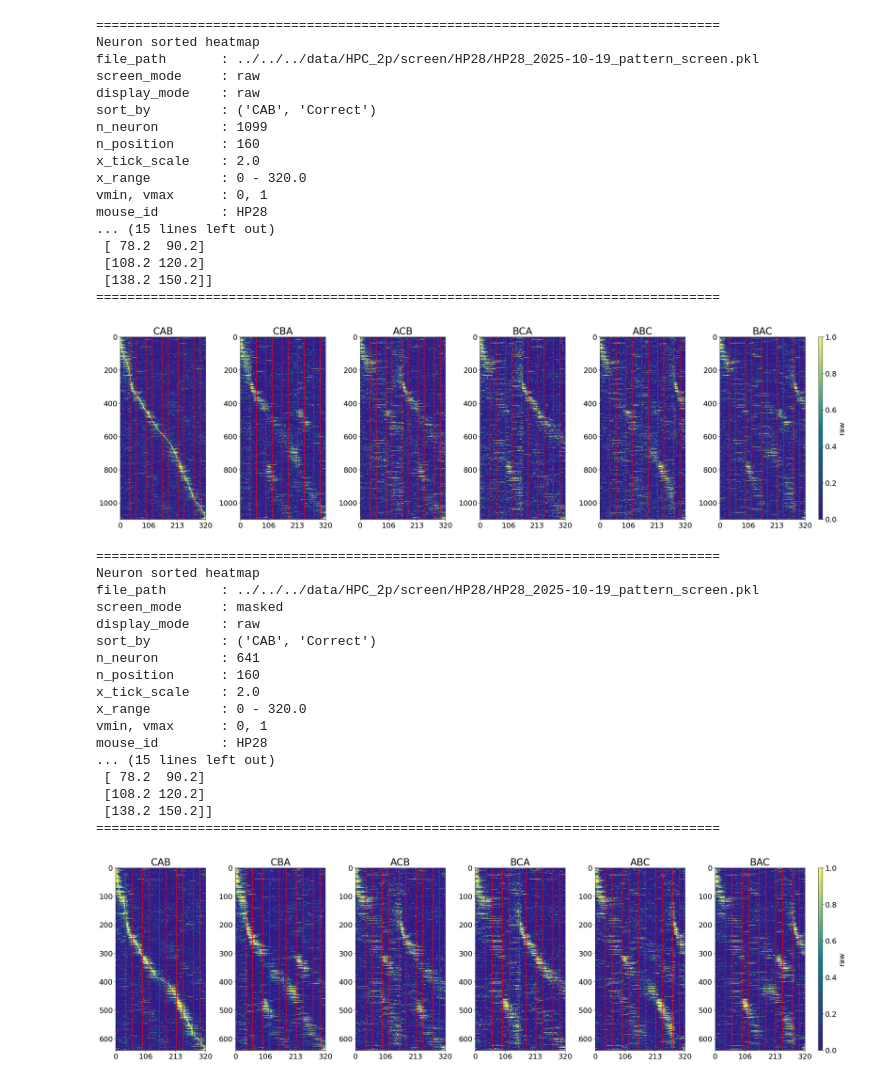
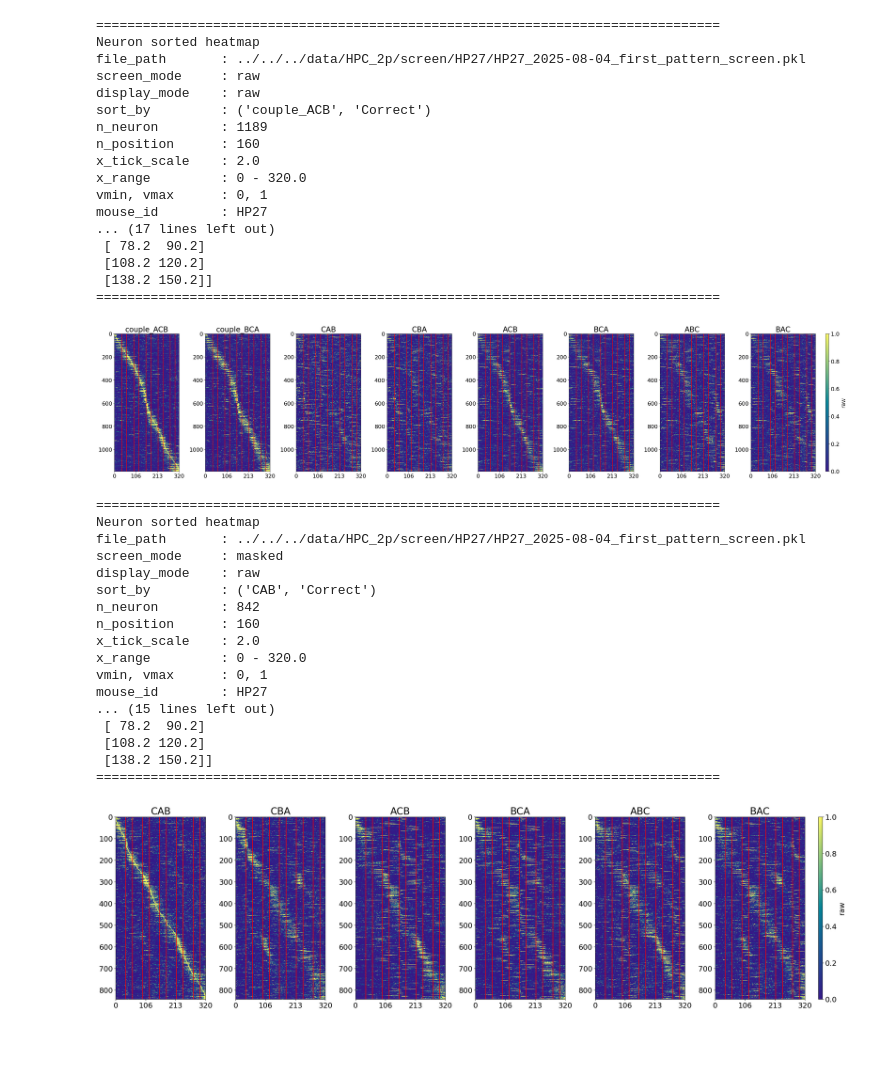
Before and after one commit to ymseq/ZhaoLab-analysis-python, a Jupyter notebook: src/HPC_2P_analysis/analysis/firing_sorting.ipynb, the cells around one changed output. Cells and saved outputs as stored; diff of their text form; code cells hidden in the pictures; blank space fills up the shorter version.

```diff
--- a/src/HPC_2P_analysis/analysis/firing_sorting.ipynb
+++ b/src/HPC_2P_analysis/analysis/firing_sorting.ipynb
@@ -573,37 +573,37 @@ def plot_neuron_sorted_heatmaps(
 track_type_1 = ("couple_ACB", "couple_BCA", "CAB", "CBA", "ACB", "BCA", "ABC", "BAC")
 track_type_2 = ("CAB", "CBA", "ACB", "BCA", "ABC", "BAC")
 # %%
-file_path = "../../../data/HPC_2p/screen/HP28/HP28_2025-10-19_pattern_screen.pkl"
+file_path = "../../../data/HPC_2p/screen/HP27/HP27_2025-08-04_first_pattern_screen.pkl"
 # %%
 out = plot_neuron_sorted_heatmaps(
     file_path=file_path,
-    ana_tt=track_type_2,
+    ana_tt=track_type_1,
     ana_bt=["Correct"],
     screen_mode="raw",
-    sort_by=("CAB", "Correct"),
+    sort_by=("couple_ACB", "Correct"),
     display_mode="raw",
     vmin=0,
     vmax=1,
 )
 # %% [output]
 ================================================================================
 Neuron sorted heatmap
-file_path       : ../../../data/HPC_2p/screen/HP28/HP28_2025-10-19_pattern_screen.pkl
+file_path       : ../../../data/HPC_2p/screen/HP27/HP27_2025-08-04_first_pattern_screen.pkl
 screen_mode     : raw
 display_mode    : raw
-sort_by         : ('CAB', 'Correct')
-n_neuron        : 1099
+sort_by         : ('couple_ACB', 'Correct')
+n_neuron        : 1189
 n_position      : 160
 x_tick_scale    : 2.0
 x_range         : 0 - 320.0
 vmin, vmax      : 0, 1
-mouse_id        : HP28
-... (15 lines left out)
+mouse_id        : HP27
+... (17 lines left out)
  [ 78.2  90.2]
  [108.2 120.2]
  [138.2 150.2]]
 ================================================================================
-[figure, old version]
+[figure, new version]
 # %%
 out = plot_neuron_sorted_heatmaps(
     file_path=file_path,
@@ -618,19 +618,19 @@ out = plot_neuron_sorted_heatmaps(
 # %% [output]
 ================================================================================
 Neuron sorted heatmap
-file_path       : ../../../data/HPC_2p/screen/HP28/HP28_2025-10-19_pattern_screen.pkl
+file_path       : ../../../data/HPC_2p/screen/HP27/HP27_2025-08-04_first_pattern_screen.pkl
 screen_mode     : masked
 display_mode    : raw
 sort_by         : ('CAB', 'Correct')
-n_neuron        : 641
+n_neuron        : 842
 n_position      : 160
 x_tick_scale    : 2.0
 x_range         : 0 - 320.0
 vmin, vmax      : 0, 1
-mouse_id        : HP28
+mouse_id        : HP27
 ... (15 lines left out)
  [ 78.2  90.2]
  [108.2 120.2]
  [138.2 150.2]]
 ================================================================================
-[figure, old version]
+[figure, new version]
```
Also changed, not shown: 3 other files.
